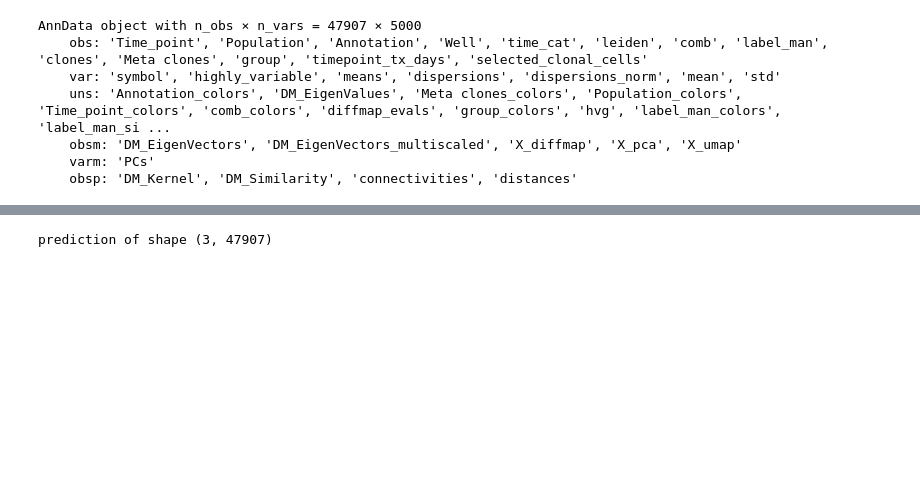
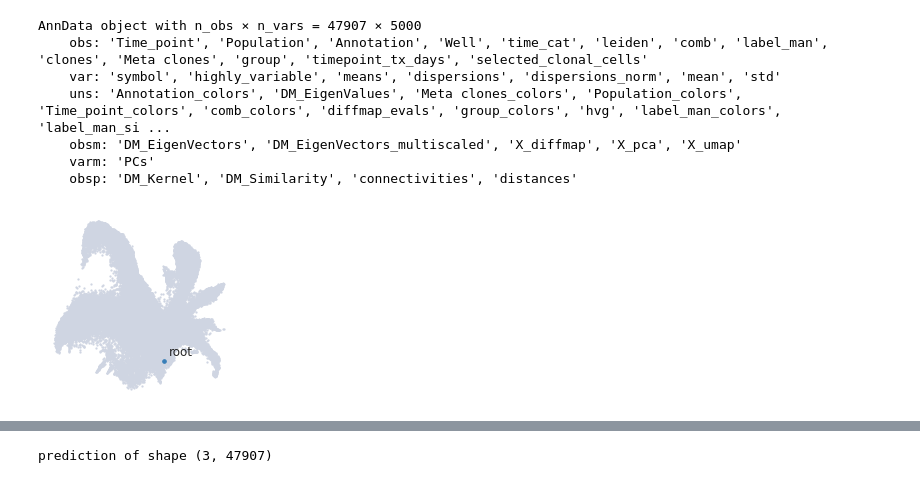
Before and after one commit to oZwZo/PINN_dynamics, a Jupyter notebook: Explore_Notebook/1.explore_datasets/1-7.test_different_Weinreb.ipynb, the cells around one changed output, grey strips where cells are left out. Drawn from its saved outputs; the diff is of its cells as text; code cells hidden in the pictures; blank space fills up the shorter version.

```diff
--- a/Explore_Notebook/1.explore_datasets/1-7.test_different_Weinreb.ipynb
+++ b/Explore_Notebook/1.explore_datasets/1-7.test_different_Weinreb.ipynb
@@ -259,6 +265,6 @@ sc.pl.umap(update, color=['Time_point', 'Annotation', 'Population', 'label_man']
 # %% [output]
 [figure]
 # %%
-sns.set_theme(style='ticks', font_scale=0.9, rc={'figure.dpi':20, 'figure.figsize':[4,4]})
+sns.set_theme(style='ticks', font_scale=0.9, rc={'figure.dpi':200, 'figure.figsize':[4,4]})
 sc.pl.umap(update, color='label_man', legend_loc='on data', frameon=False, legend_fontsize=7)
 # %% [output]
@@ -295,3 +301,19 @@ AnnData object with n_obs × n_vars = 47907 × 5000
     obsm: 'DM_EigenVectors', 'DM_EigenVectors_multiscaled', 'X_diffmap', 'X_pca', 'X_umap'
     varm: 'PCs'
     obsp: 'DM_Kernel', 'DM_Similarity', 'connectivities', 'distances'
+# %%
+condition = np.logical_and(subset_up.obs['label_man'] == 'prog_1', subset_up.obs.Time_point == '2.0')
+# rootid = np.random.choice(np.where(condition)[0])
+rootid = 16730
+
+root_cb = subset_up.obs_names[rootid]
+# %%
+all_states = pd.Series(
+    ["root"],
+    index=[root_cb],
+)
+
+sns.set_theme(style='ticks', font_scale=0.9, rc={'figure.dpi':80, 'figure.figsize':[3,3]})
+palantir.plot.highlight_cells_on_umap(subset_up, all_states);
+# %% [output]
+[figure, added]
```
Also changed, not shown: parts of 19 cells of this notebook, 4 other files.
